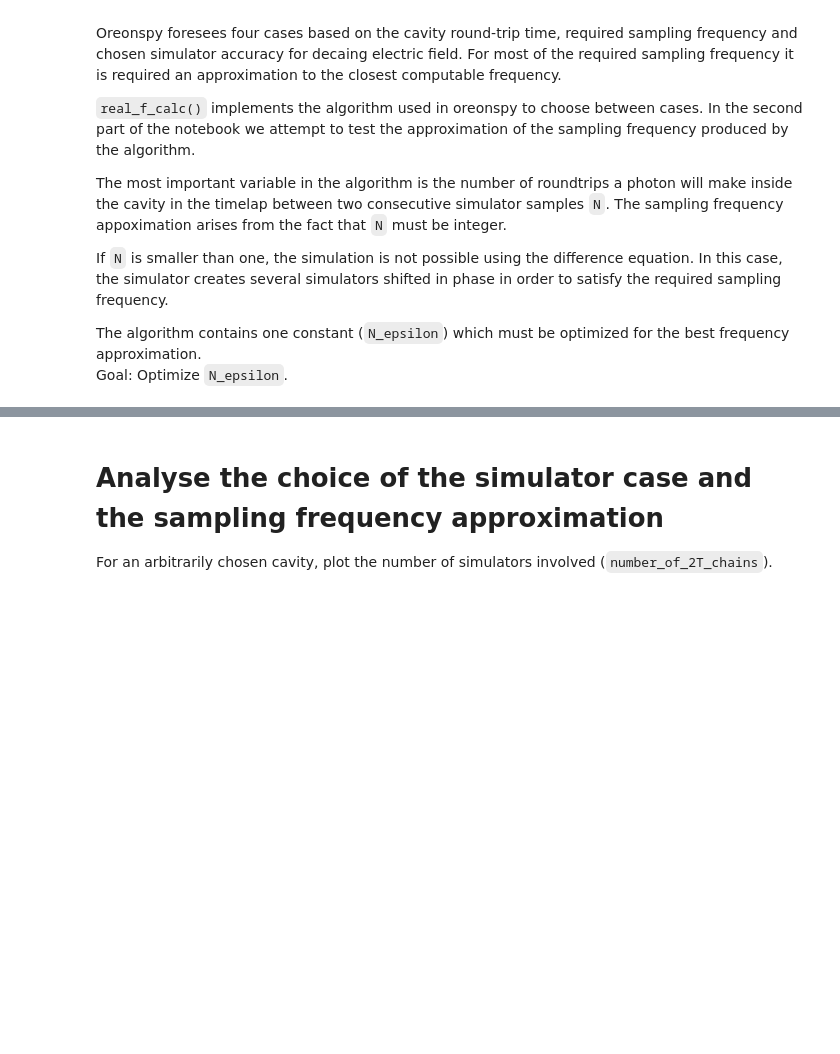
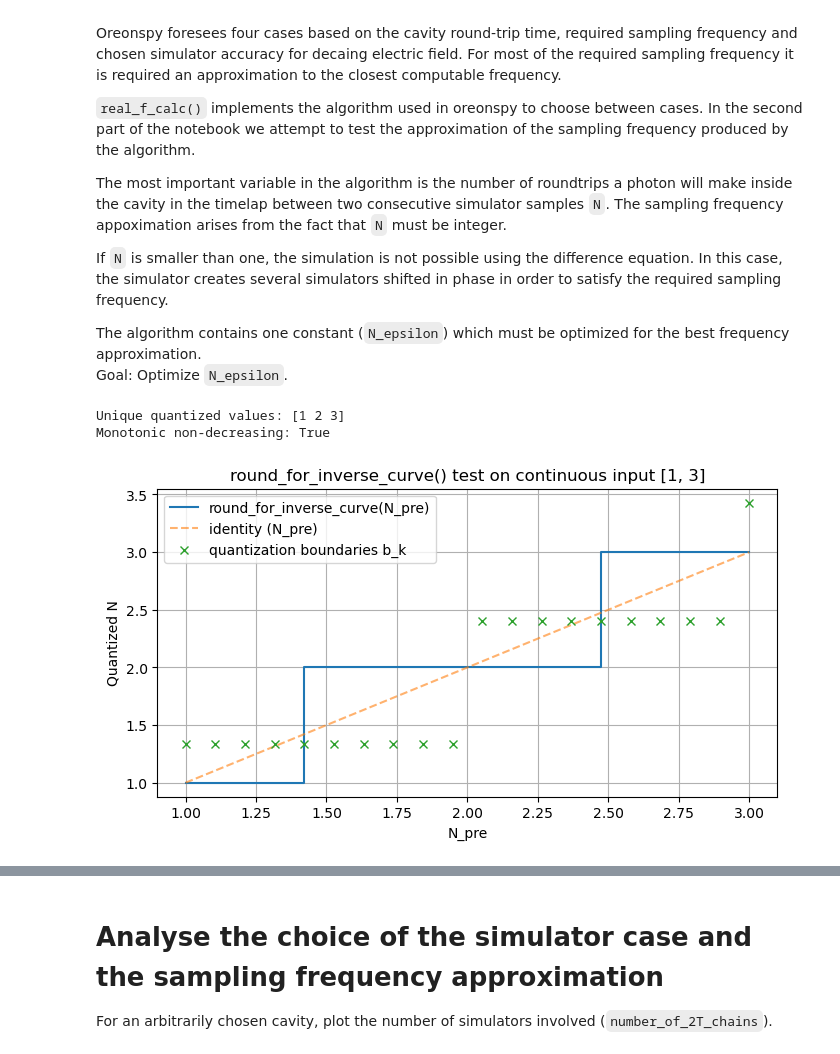
Before and after one commit to matib12/oreonspy, a Jupyter notebook: nb/Simulator development/Simulator cases tests.ipynb, the cells around one changed output, grey strips where cells are left out. Saved outputs shown, nothing was run; the diff lists cells and outputs as text; code cells hidden in the pictures; blank space fills up the shorter version.

```diff
--- a/nb/Simulator development/Simulator cases tests.ipynb
+++ b/nb/Simulator development/Simulator cases tests.ipynb
@@ -78,2 +101,26 @@ def real_f_calc(N_pre, N_epsilon, _2T, desired_f_calc, N_eff=1000):
 
     return f_calc, Theta, case, N
+# %%
+# Test round_for_inverse_curve() on a continuous interval N_pre in [1, 3]
+N_pre_test = np.linspace(1.0001, 3.0, 20)
+Nq_test, b_test = round_for_inverse_curve(N_pre_test)
+
+# Basic checks
+print("Unique quantized values:", np.unique(Nq_test))
+print("Monotonic non-decreasing:", np.all(np.diff(Nq_test) >= 0))
+
+# Plot quantization behavior
+plt.figure(figsize=(8, 4))
+plt.step(N_pre_test, Nq_test, where="post", label="round_for_inverse_curve(N_pre)")
+plt.plot(N_pre_test, N_pre_test, "--", alpha=0.6, label="identity (N_pre)")
+plt.plot(N_pre_test, b_test, "x", label="quantization boundaries b_k")
+plt.xlabel("N_pre")
+plt.ylabel("Quantized N")
+plt.title("round_for_inverse_curve() test on continuous input [1, 3]")
+plt.grid(True)
+plt.legend()
+plt.show()
+# %% [output]
+Unique quantized values: [1 2 3]
+Monotonic non-decreasing: True
+[figure, added]
```
Also changed, not shown: parts of 6 cells of this notebook.
